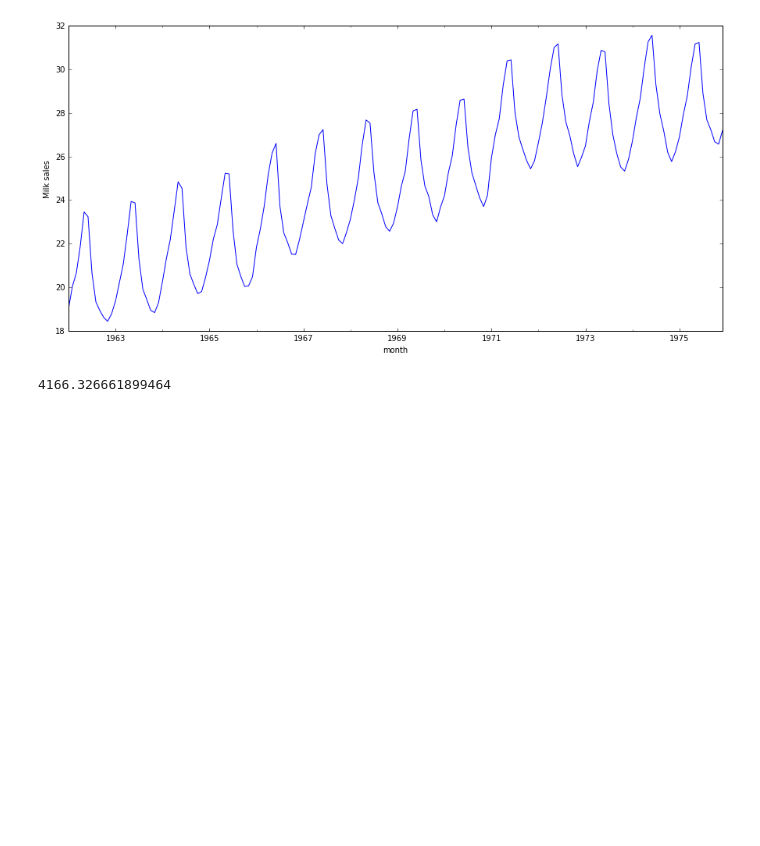
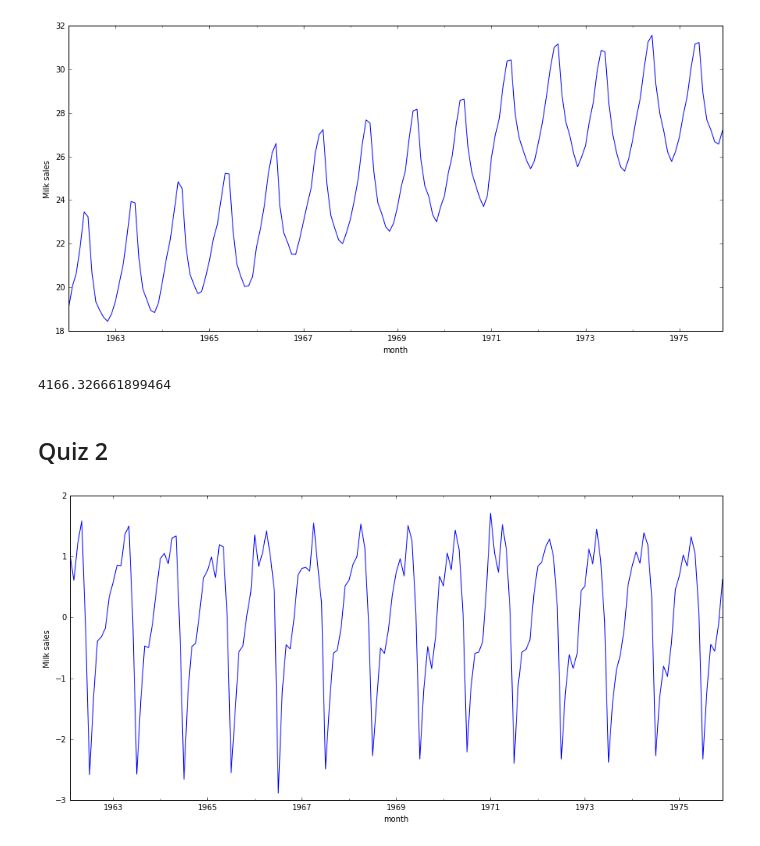
Before and after one commit to movb/yandex-ml, a Jupyter notebook: mipt-ml-5/week1/w1_quiz.ipynb, the cells around one changed output. Cells and saved outputs as stored; diff of their text form; code cells hidden in the pictures; blank space fills up the shorter version.

Commit message:
ML-MIPT-5: Complete Week1 Quiz 1

```diff
--- a/mipt-ml-5/week1/w1_quiz.ipynb
+++ b/mipt-ml-5/week1/w1_quiz.ipynb
@@ -60,3 +60,14 @@ np.sum(milk.milk_avg)
 4166.326661899464
 # %%
 #Q5 - 4166.33
+# %% [markdown]
+## Quiz 2
+# %%
+milk.daily_diff1 = milk.milk_avg - milk.milk_avg.shift(1)
+# %%
+plt.figure(figsize(15,7))
+milk.daily_diff1[1:].plot()
+plt.ylabel('Milk sales')
+pylab.show()
+# %% [output]
+[figure, added]
```
Also changed, not shown: parts of 13 cells of this notebook.
